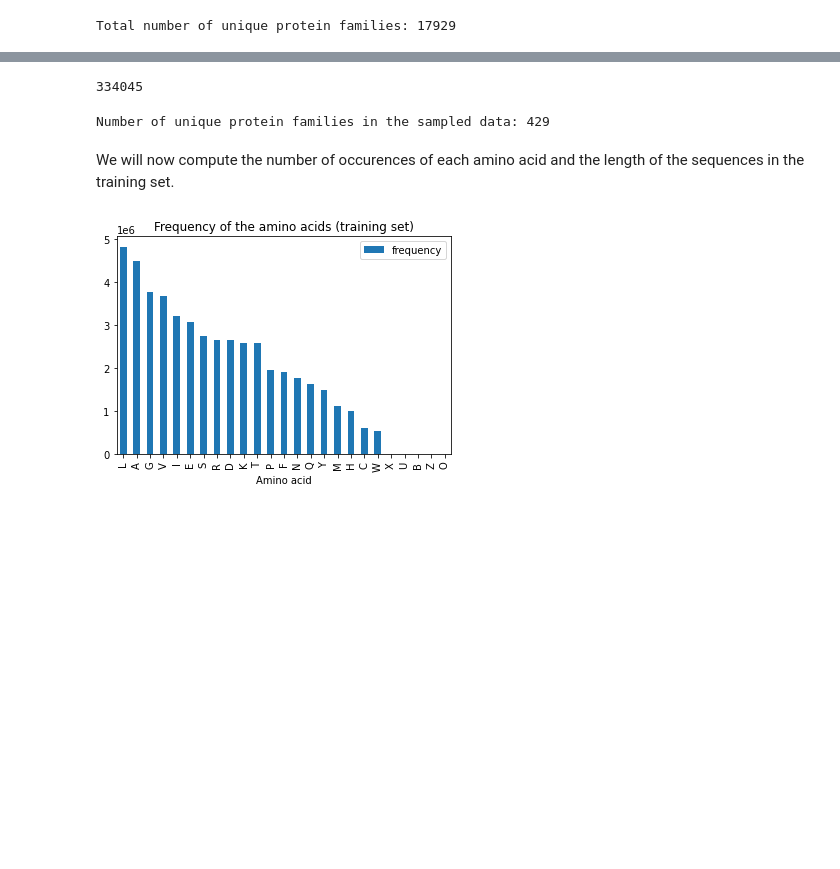
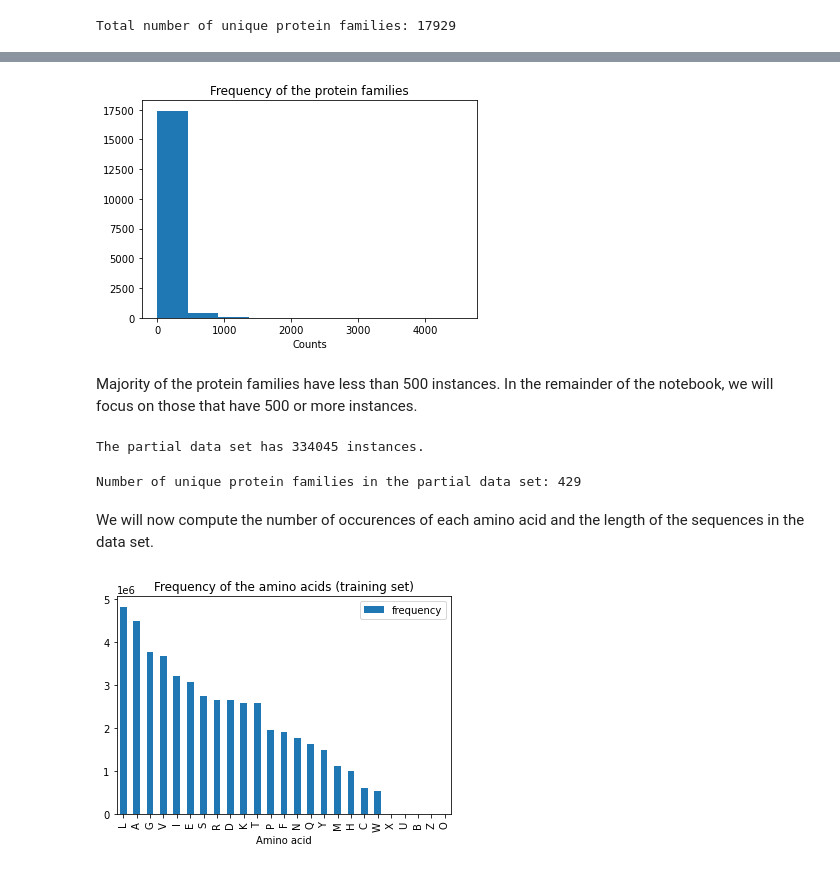
Before and after one commit to mouslyddiaw/protein-classification, a Jupyter notebook: protein-sequence-classification.ipynb, the cells around one changed output, grey strips where cells are left out. Saved outputs shown, nothing was run; the diff lists cells and outputs as text; code cells hidden in the pictures; blank space fills up the shorter version.

```diff
--- a/protein-sequence-classification.ipynb
+++ b/protein-sequence-classification.ipynb
@@ -86,0 +82,9 @@ Since the data set has over a million samples, we will first work with a sample
+# %%
+plt.hist(family_counts)
+plt.title("Frequency of the protein families")
+plt.xlabel("Counts")
+plt.show()
+# %% [output]
+[figure, added]
+# %% [markdown]
+Majority of the protein families have less than 500 instances. In the remainder of the notebook, we will focus on those that have 500 or more instances.
@@ -87,17 +93,15 @@ Since the data set has over a million samples, we will first work with a sample
 # %%
 df_partial = df_full.loc[df_full['family_accession'].isin(freq_families.index.tolist())]
-len(df_partial)
+print("The partial data set has %s instances." % len(df_partial))
 # %% [output]
-334045
+The partial data set has 334045 instances.
 # %%
-#n_samples = 12000
-#df_partial = df_full.sample(n = n_samples, random_state=1)
 num_classes = len(df_partial.family_accession.unique())
-print('Number of unique protein families in the sampled data:',num_classes)
+print('Number of unique protein families in the partial data set:',num_classes)
 # %% [output]
-Number of unique protein families in the sampled data: 429
+Number of unique protein families in the partial data set: 429
 # %% [markdown]
-We will now compute the number of occurences of each amino acid and the length of the sequences in the training set.
+We will now compute the number of occurences of each amino acid and the length of the sequences in the data set.
 # %%
 # Count frequency amino acids
 keys = ['A', 'C', 'D', 'E', 'F', 'G', 'H', 'I', 'K', 'L','M', 'N', 'P', 'Q', 'R', 'S', 'T', 'V', 'W', 'Y','X', 'U', 'B', 'O', 'Z']
```
Also changed, not shown: parts of 36 cells of this notebook, 3 other files.
